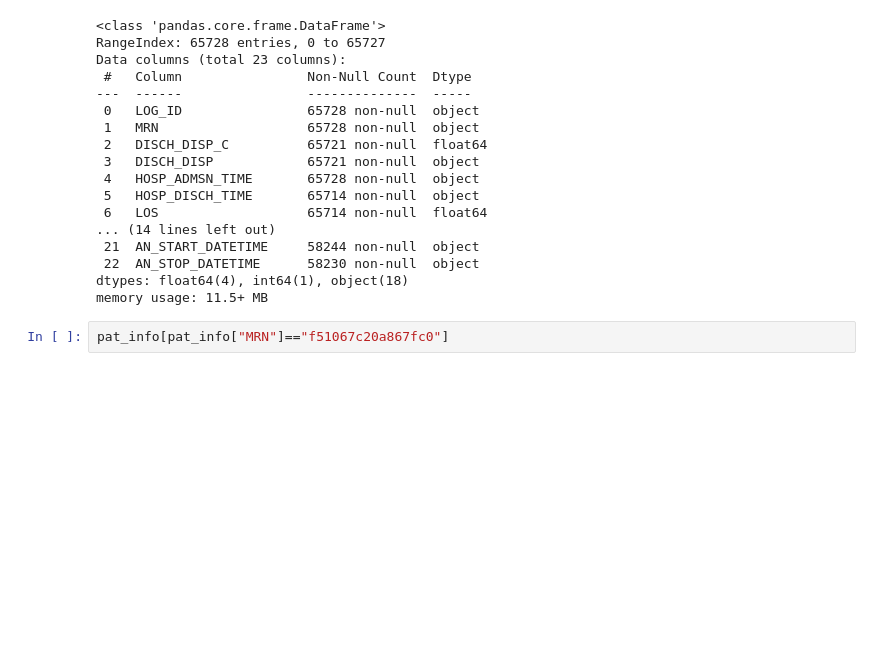
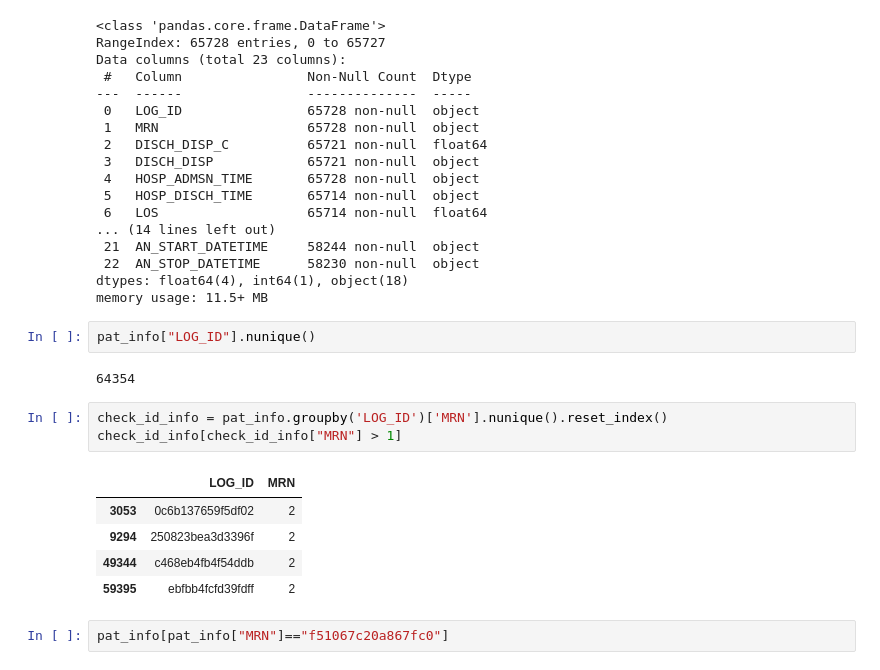
Before and after one commit to MOVER-analysis/MOVER-analysis, a Jupyter notebook: proposal_wrangling_strategy.ipynb, the cells around one changed output. Cells and saved outputs as stored; diff of their text form; blank space fills up the shorter version.

```diff
--- a/proposal_wrangling_strategy.ipynb
+++ b/proposal_wrangling_strategy.ipynb
@@ -109,6 +122,19 @@ Data columns (total 23 columns):
  22  AN_STOP_DATETIME      58230 non-null  object
 dtypes: float64(4), int64(1), object(18)
 memory usage: 11.5+ MB
+# %%
+pat_info["LOG_ID"].nunique()
+# %% [output]
+64354
+# %%
+check_id_info = pat_info.groupby('LOG_ID')['MRN'].nunique().reset_index()
+check_id_info[check_id_info["MRN"] > 1]
+# %% [output]
+|  | LOG_ID | MRN |
+| 3053 | 0c6b137659f5df02 | 2 |
+| 9294 | 250823bea3d3396f | 2 |
+| 49344 | c468eb4fb4f54ddb | 2 |
+| 59395 | ebfbb4fcfd39fdff | 2 |
 # %%
 pat_info[pat_info["MRN"]=="f51067c20a867fc0"]
 # %% [output]
```
Also changed, not shown: parts of 8 cells of this notebook.
